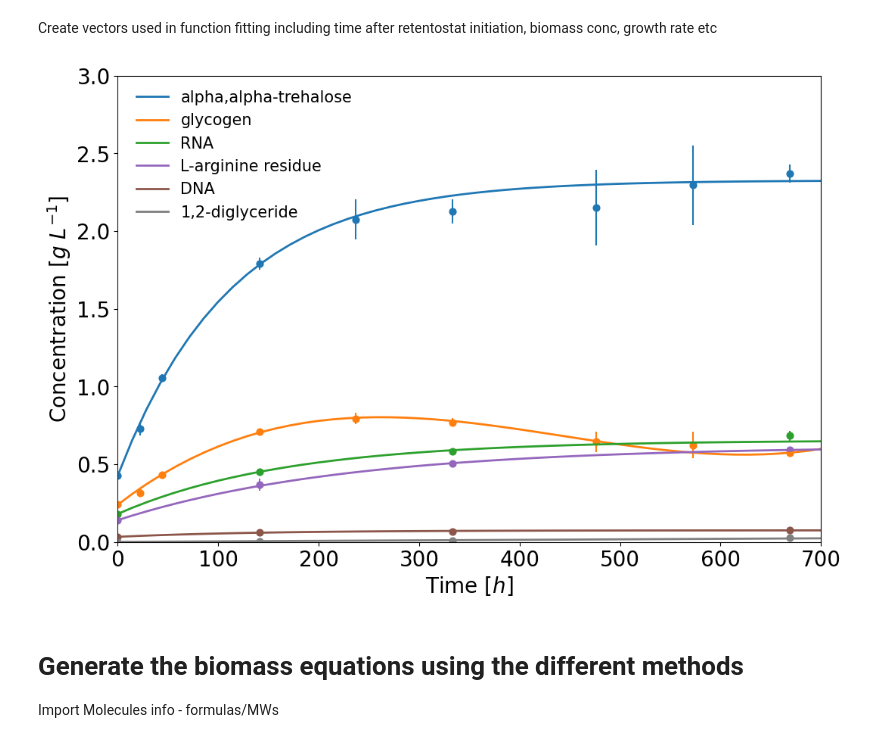
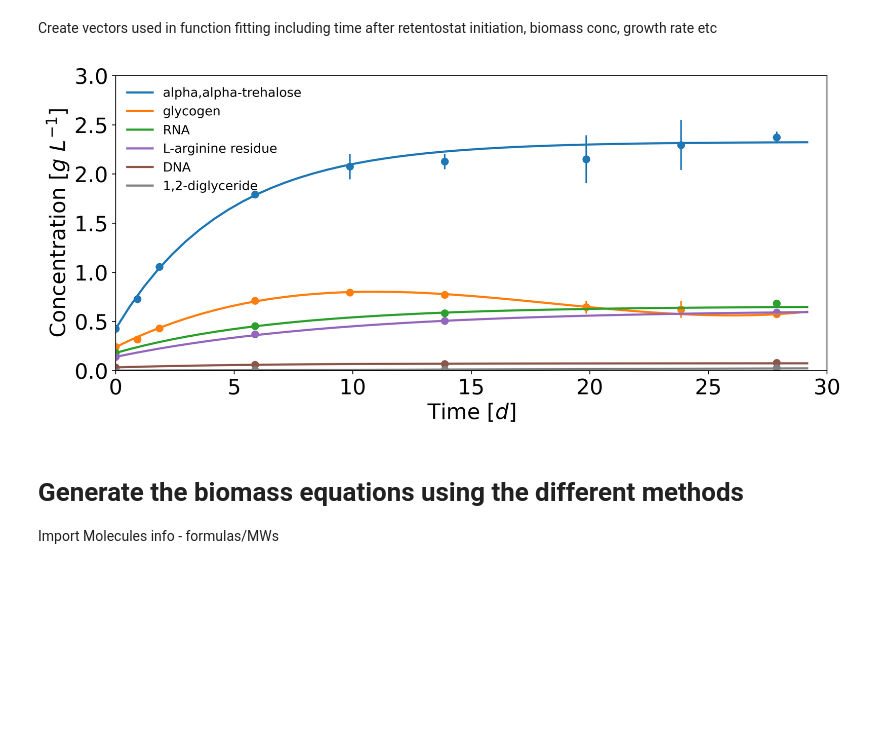
Before and after one commit to bcoltman/Kphaffii_NearZero, a Jupyter notebook: scripts/GenerateDynamicComposition.ipynb, the cells around one changed output. Cells and saved outputs as stored; diff of their text form; code cells hidden in the pictures; blank space fills up the shorter version.

Commit message:
Fixed errors with some figures spotted in final review, also added new plot for NADH2u6cm effect

```diff
--- a/scripts/GenerateDynamicComposition.ipynb
+++ b/scripts/GenerateDynamicComposition.ipynb
@@ -231,7 +231,7 @@ for component in components:
     fitted_g_l = pd.concat([fitted_g_l, pd.DataFrame([y_sp], index=[component], columns=x_sp)])
     fitted_g_lh = pd.concat([fitted_g_lh, pd.DataFrame([dy_sp], index=[component], columns=x_sp)])
 # %%
-fig, ax = plt.subplots(1, figsize=(12,8))
+fig, ax = plt.subplots(1, figsize=(12,5),dpi=400)
 
 
 comp_to_plot = ['alpha,alpha-trehalose',
@@ -240,41 +240,40 @@ comp_to_plot = ['alpha,alpha-trehalose',
                 'L-arginine residue',
                 'DNA',
                '1,2-diglyceride']
 
 cmap = plt.cm.get_cmap('tab10', 8)
 color_list = [matplotlib.colors.rgb2hex(cmap(i)[:3]) for i in range(cmap.N)]
 
 for i, component in enumerate(comp_to_plot):
 
     df = retentostat_merged.loc[component].copy()
     df.sort_values(by="Time d", inplace=True)
     y = df["Component g/L"].values
-    x = df["Time h"].values
+    x = df["Time d"].values
     sigma = df["Component g/L SD"].values
 
-    ax.plot(plot_df.columns, plot_df.loc[component], linewidth=2, label=component, c=color_list[i])
+    ax.plot(plot_df.columns/24, plot_df.loc[component], linewidth=2, label=component, c=color_list[i])
     ax.vlines(x, y+sigma, y-sigma, colors=color_list[i])
     ax.scatter(x, y, s=40, c=color_list[i])
 
-ax.set_xlim([0,700])
+ax.set_xlim([0,30])#700])
 
 ax.set_ylim([0,3])
 ax.tick_params(axis='both', which='major', labelsize=20)
-ax.set_xlabel('Time $[h]$',fontsize=20)
+ax.set_xlabel('Time $[d]$',fontsize=20)
 ax.set_ylabel('Concentration $[g\ L^{-1}]$',fontsize=20)
 
 
 handles, labels = ax.get_legend_handles_labels()
 
 
-
-lgd = ax.legend(bbox_to_anchor=(0.18,1),
-                   loc='upper center', prop={"size":15}, frameon=False)
+lgd = ax.legend(bbox_to_anchor=(0,1),
+                   loc='upper left', prop={"size":12}, frameon=False)
 
 fig.savefig("../results/plots/5ComponentFit.png",
             bbox_inches='tight',transparent=True)
 # %% [output]
-[figure, old version]
+[figure, new version]
 # %% [markdown]
 # Generate the biomass equations using the different methods
 
```
Also changed, not shown: parts of 1 cell of this notebook, 18 other files.
